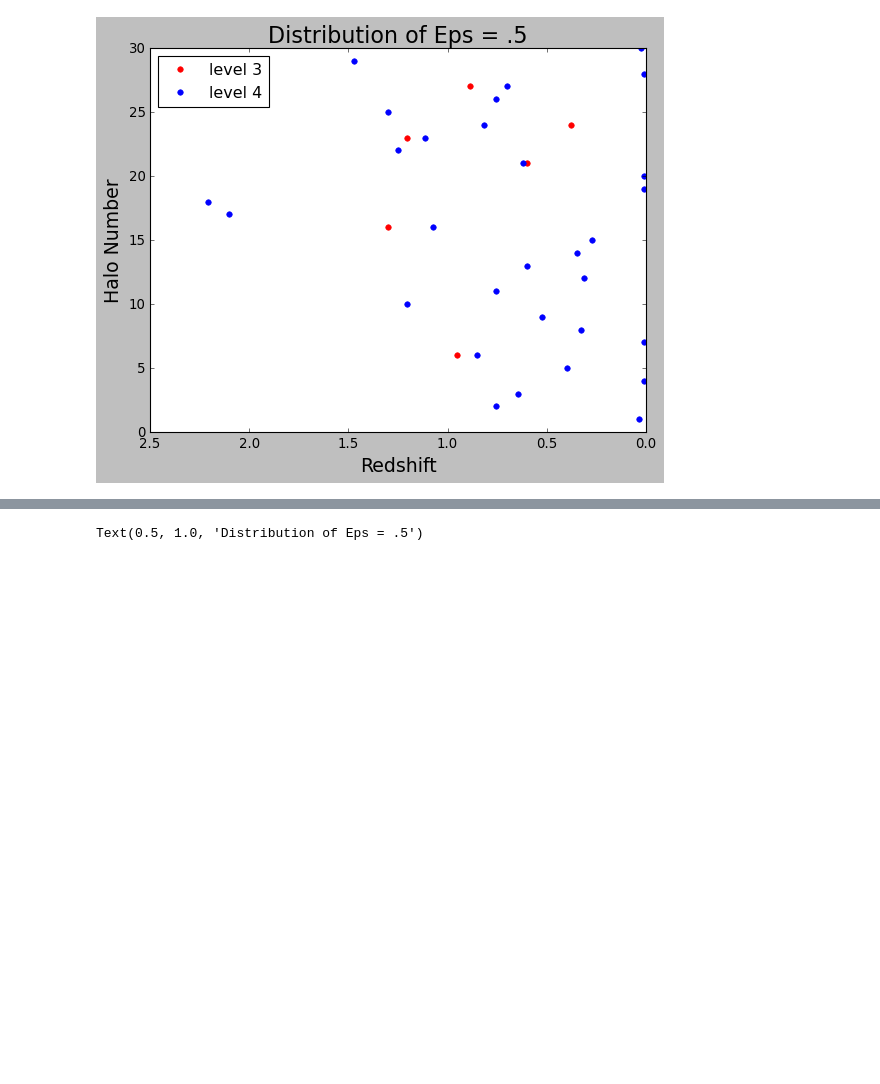
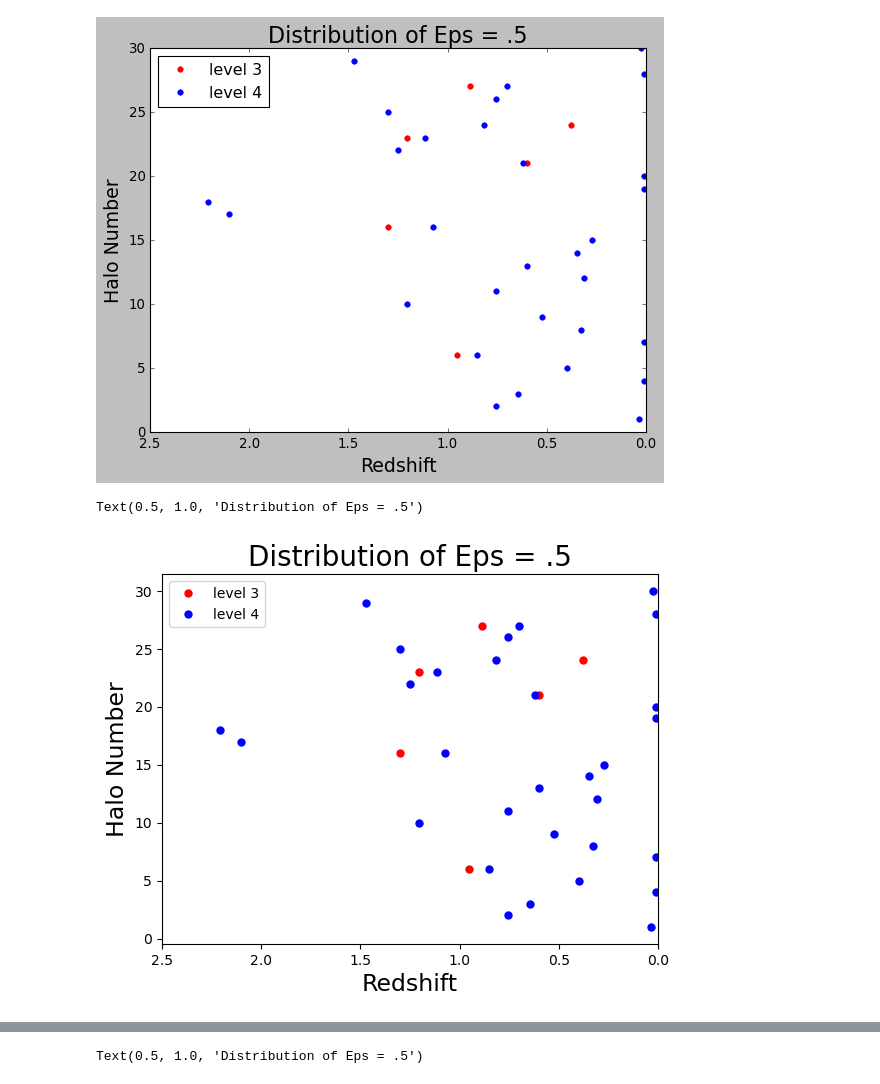
Before and after one commit to lgvanover/auriga, a Jupyter notebook: intro_scripts/circularity.ipynb, the cells around one changed output, grey strips where cells are left out. Cells and saved outputs as stored; diff of their text form; code cells hidden in the pictures; blank space fills up the shorter version.

```diff
--- a/intro_scripts/circularity.ipynb
+++ b/intro_scripts/circularity.ipynb
@@ -792,0 +800,39 @@ Text(0.5, 1.0, 'Distribution of Eps = .5')
+# %%
+# circularity distribution time of .5
+colors = {"level 4": "b.", "level 3": "r."}
+
+level3pt5 = []
+level4pt5 = []
+halos3 = []
+halos4 = []
+
+for x in range(1,31):
+    path4 = '/home/lgvanover/intro_scripts/halos/level4/halo_'+str(x)+'.hdf5'
+    df_4 = pd.read_hdf(path4, "table")
+    half4, = np.where(df_4['Med_Eps']<.5)
+
+    level4pt5.append(df_4["Redshift"][half4[-1]])
+    halos4.append(x)
+    # plt.plot(df_4["Redshift"][half4[-1]], x, 'b.', markersize=10, label="level 4")
+
+    path3 = '/home/lgvanover/intro_scripts/halos/level3/halo_'+str(x)+'_level3.hdf5'
+    if os.path.exists(path3):
+        df_3 = pd.read_hdf(path3, "table")
+        half3, = np.where(df_3['Med_Eps']<.5)
+
+        level3pt5.append(df_3["Redshift"][half3[-1]])
+        halos3.append(x)
+        # plt.plot(df_3["Redshift"][half3[-1]], x, 'r.', markersize=10, label="level 3")
+
+
+plt.plot(level3pt5, halos3, 'r.', markersize=10, label='level 3')
+plt.plot(level4pt5, halos4, 'b.', markersize=10, label='level 4')
+
+plt.xlabel("Redshift", fontsize=17)
+plt.ylabel("Halo Number", fontsize=17)
+plt.xlim(2.5, 0)
+plt.legend(loc=0, numpoints=1)
+plt.title("Distribution of Eps = .5", fontsize=20)
+# %% [output]
+Text(0.5, 1.0, 'Distribution of Eps = .5')
+[figure, added]
```
Also changed, not shown: parts of 9 cells of this notebook, 1 other file.
